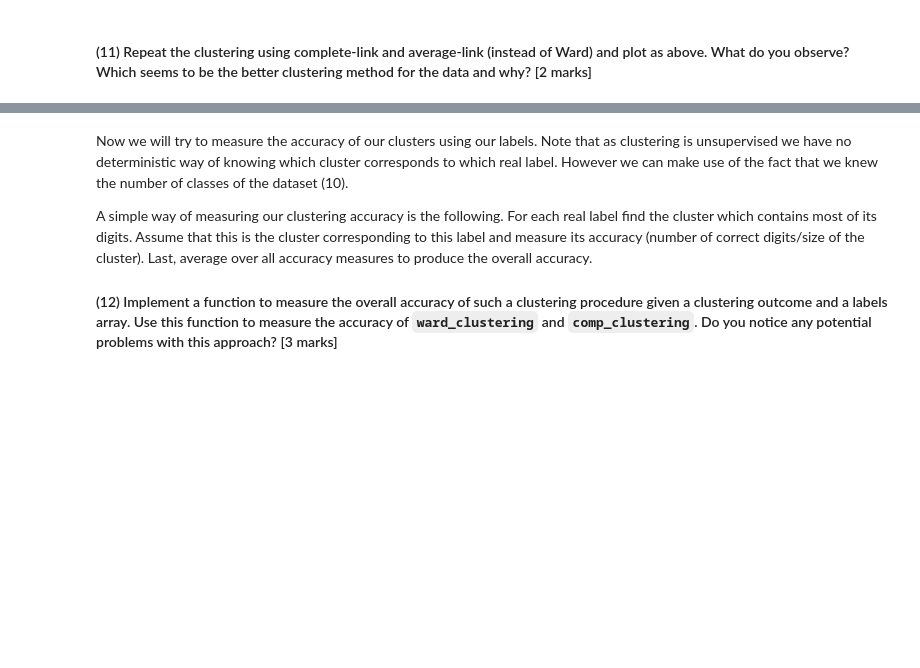
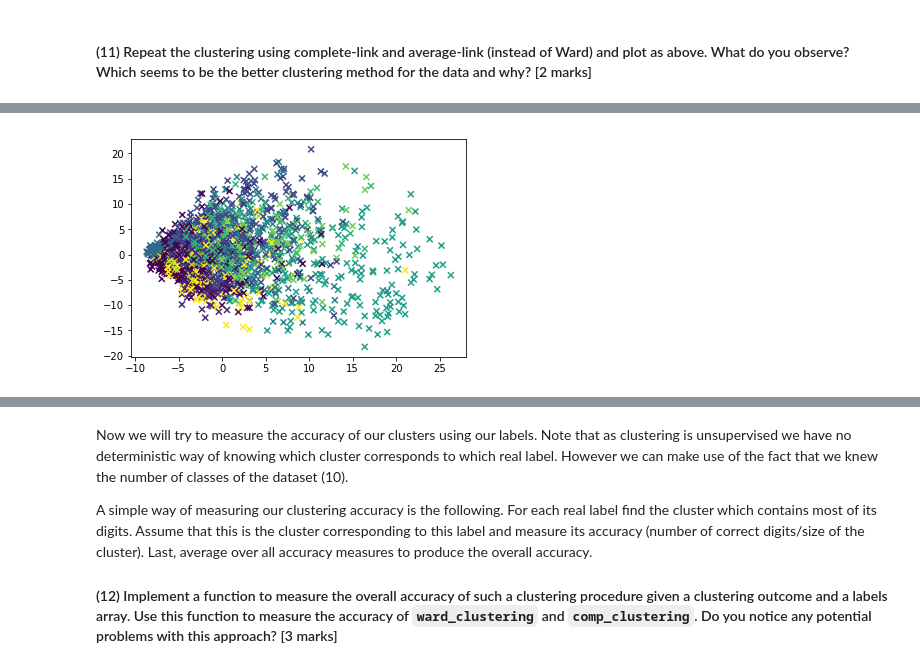
Before and after one commit to spyratos/crancollectionclustering, a Jupyter notebook: Data Programming - Assignment 2.ipynb, the cells around one changed output, grey strips where cells are left out. Saved outputs shown, nothing was run; the diff lists cells and outputs as text; code cells hidden in the pictures; blank space fills up the shorter version.

```diff
--- a/Data Programming - Assignment 2.ipynb
+++ b/Data Programming - Assignment 2.ipynb
@@ -129,0 +134,5 @@ avg_clustering = None
+# %%
+comp_clustering_scaled = AgglomerativeClustering(affinity='cosine',linkage='complete',n_clusters=10).fit(scaled_data)
+plot_clusters_2d(clustering_model=comp_clustering_scaled,plot_data=scaled_data2d)
+# %% [output]
+[figure, added]
```
Also changed, not shown: parts of 13 cells of this notebook.
